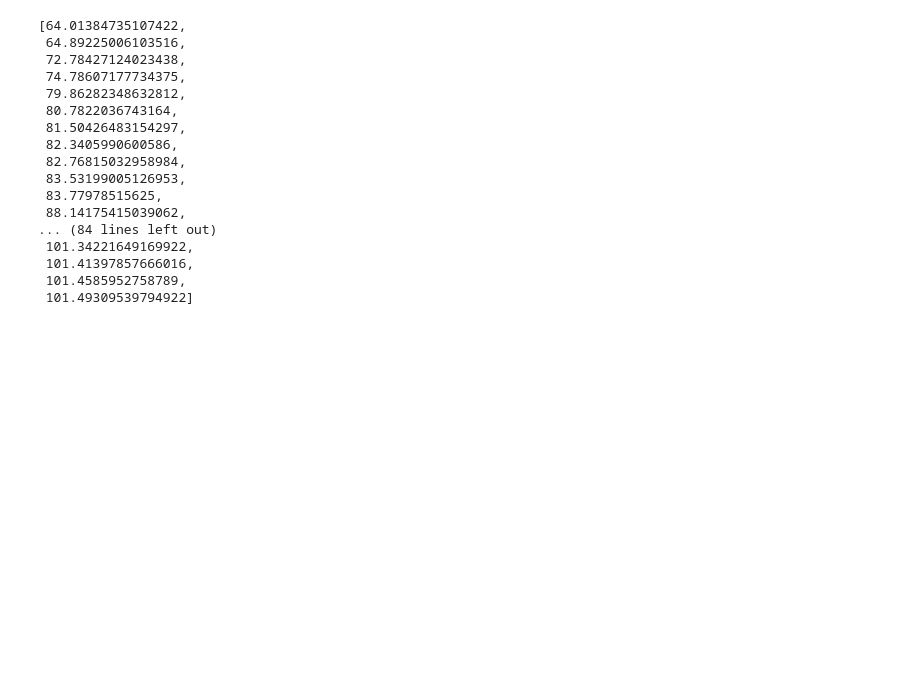
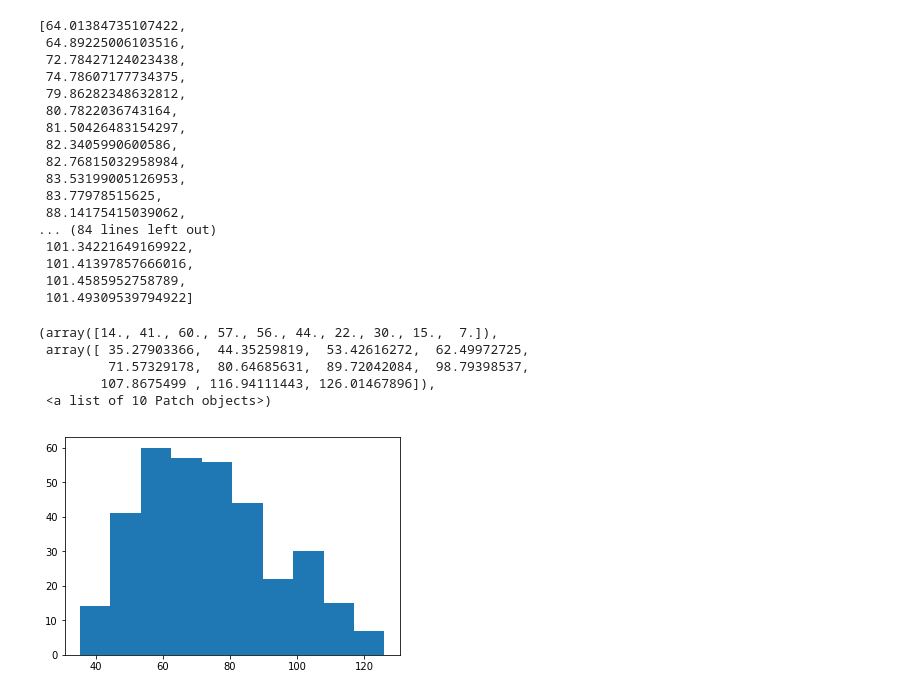
Before and after one commit to agusgun/person-reid, a Jupyter notebook: notebook/vgg-face-resnet-threshold-exp.ipynb, the cells around one changed output. Saved outputs shown, nothing was run; the diff lists cells and outputs as text; code cells hidden in the pictures; blank space fills up the shorter version.

```diff
--- a/notebook/vgg-face-resnet-threshold-exp.ipynb
+++ b/notebook/vgg-face-resnet-threshold-exp.ipynb
@@ -152,3 +160,12 @@ diff_distances[:100]
  101.41397857666016,
  101.4585952758789,
  101.49309539794922]
+# %%
+plt.hist(same_distances, bins=10)
+# %% [output]
+(array([14., 41., 60., 57., 56., 44., 22., 30., 15.,  7.]),
+ array([ 35.27903366,  44.35259819,  53.42616272,  62.49972725,
+         71.57329178,  80.64685631,  89.72042084,  98.79398537,
+        107.8675499 , 116.94111443, 126.01467896]),
+ <a list of 10 Patch objects>)
+[figure, added]
```
Also changed, not shown: parts of 6 cells of this notebook.
